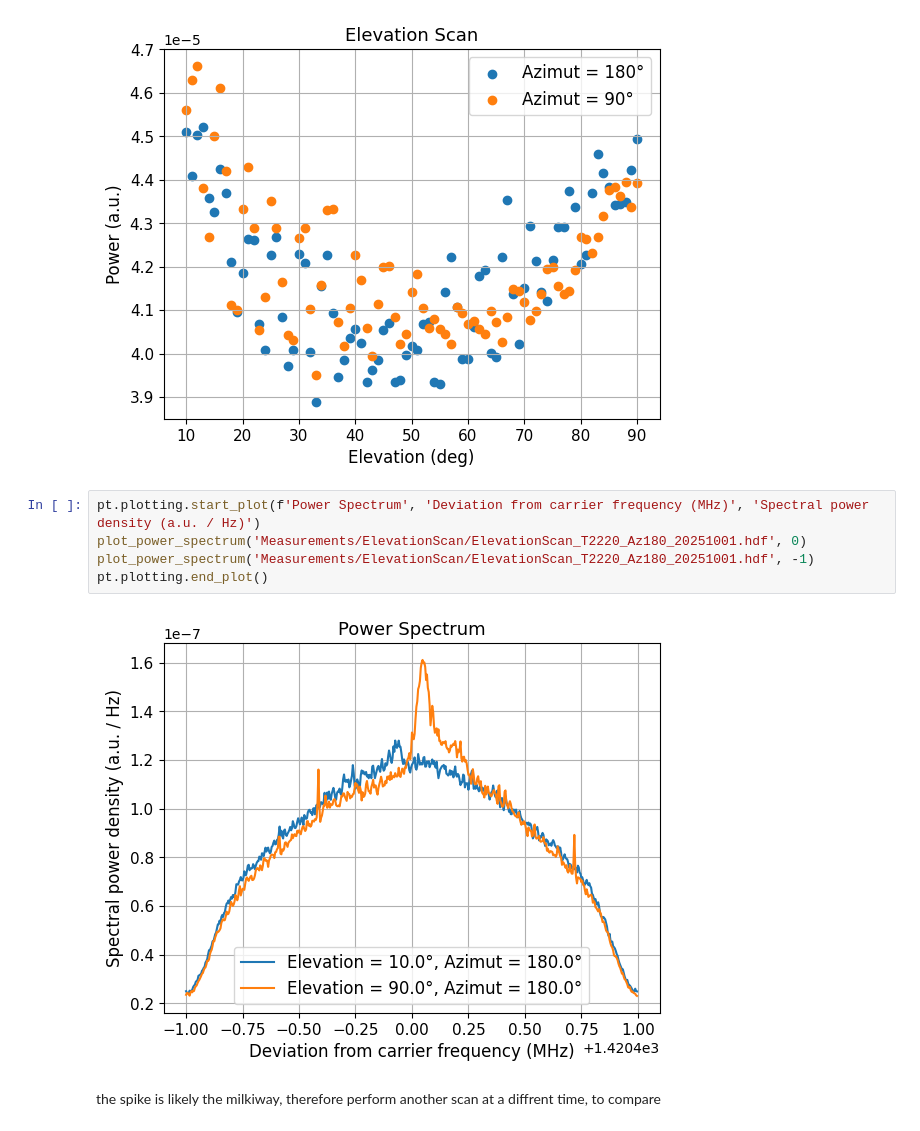
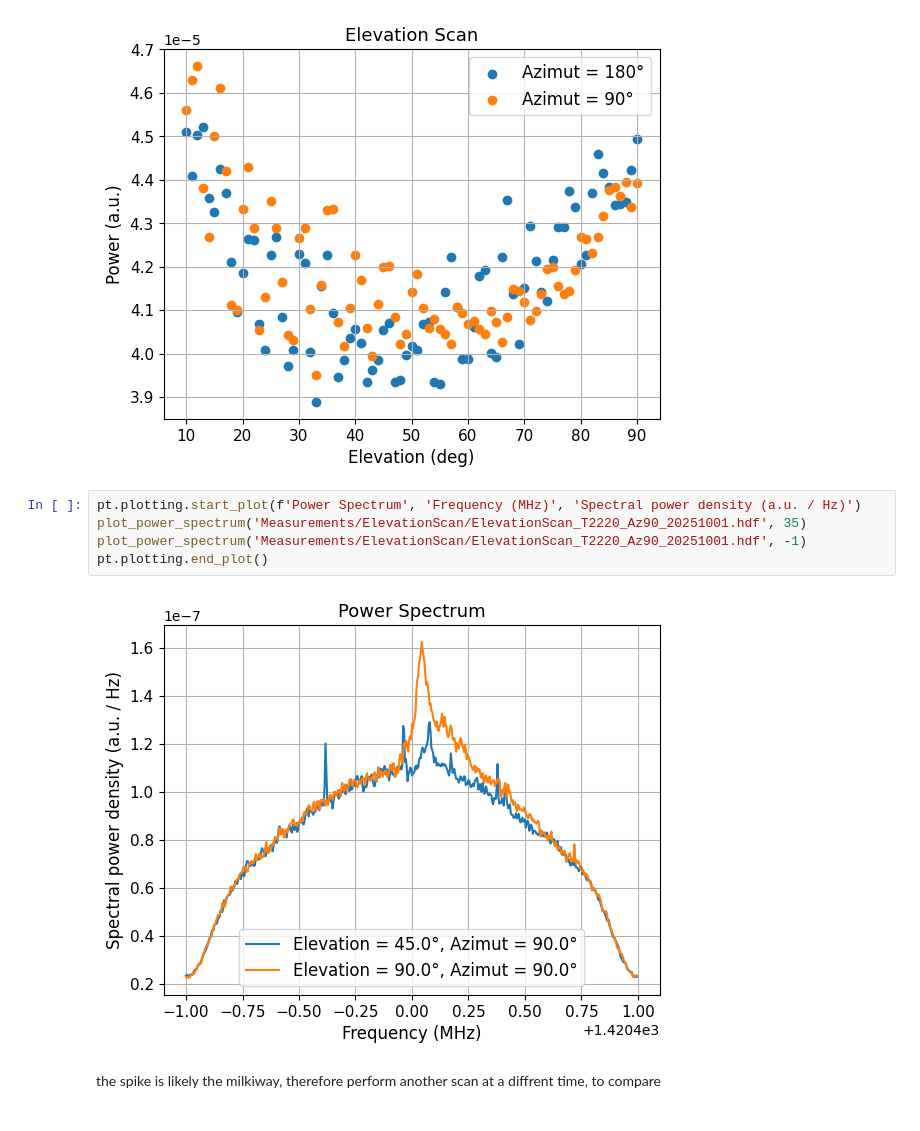
Before and after one commit to SecretGmG/lab, a Jupyter notebook: srt/elevation_scan.ipynb, the cells around one changed output. Saved outputs shown, nothing was run; the diff lists cells and outputs as text.

Commit message:
added the spectra

```diff
--- a/srt/elevation_scan.ipynb
+++ b/srt/elevation_scan.ipynb
@@ -28,11 +28,11 @@ Start of measurement:  2025-10-01T20:28:52
 Start of measurement:  2025-10-01T20:23:33
 [figure]
 # %%
-pt.plotting.start_plot(f'Power Spectrum', 'Deviation from carrier frequency (MHz)', 'Spectral power density (a.u. / Hz)')
-plot_power_spectrum('Measurements/ElevationScan/ElevationScan_T2220_Az180_20251001.hdf', 0)
-plot_power_spectrum('Measurements/ElevationScan/ElevationScan_T2220_Az180_20251001.hdf', -1)
+pt.plotting.start_plot(f'Power Spectrum', 'Frequency (MHz)', 'Spectral power density (a.u. / Hz)')
+plot_power_spectrum('Measurements/ElevationScan/ElevationScan_T2220_Az90_20251001.hdf', 35)
+plot_power_spectrum('Measurements/ElevationScan/ElevationScan_T2220_Az90_20251001.hdf', -1)
 pt.plotting.end_plot()
 # %% [output]
-[figure, old version]
+[figure, new version]
 # %% [markdown]
 the spike is likely the milkiway, therefore perform another scan at a diffrent time, to compare
```
Also changed, not shown: parts of 2 cells of this notebook, 2 other files.
